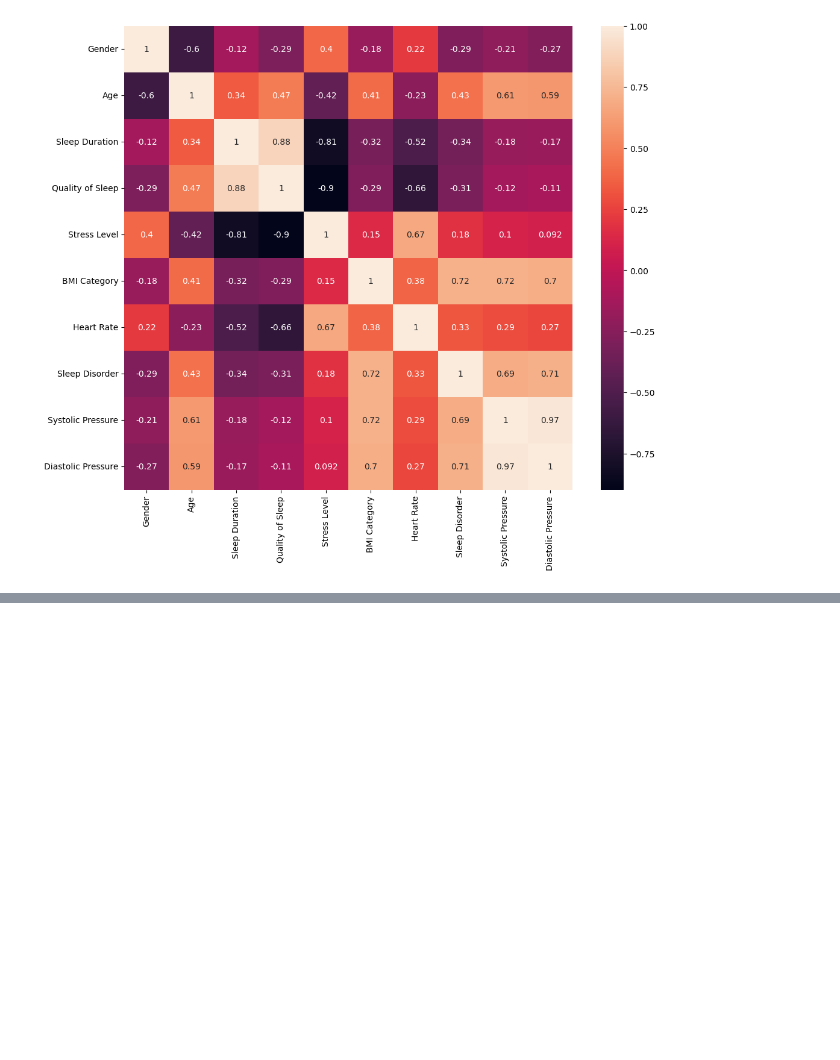
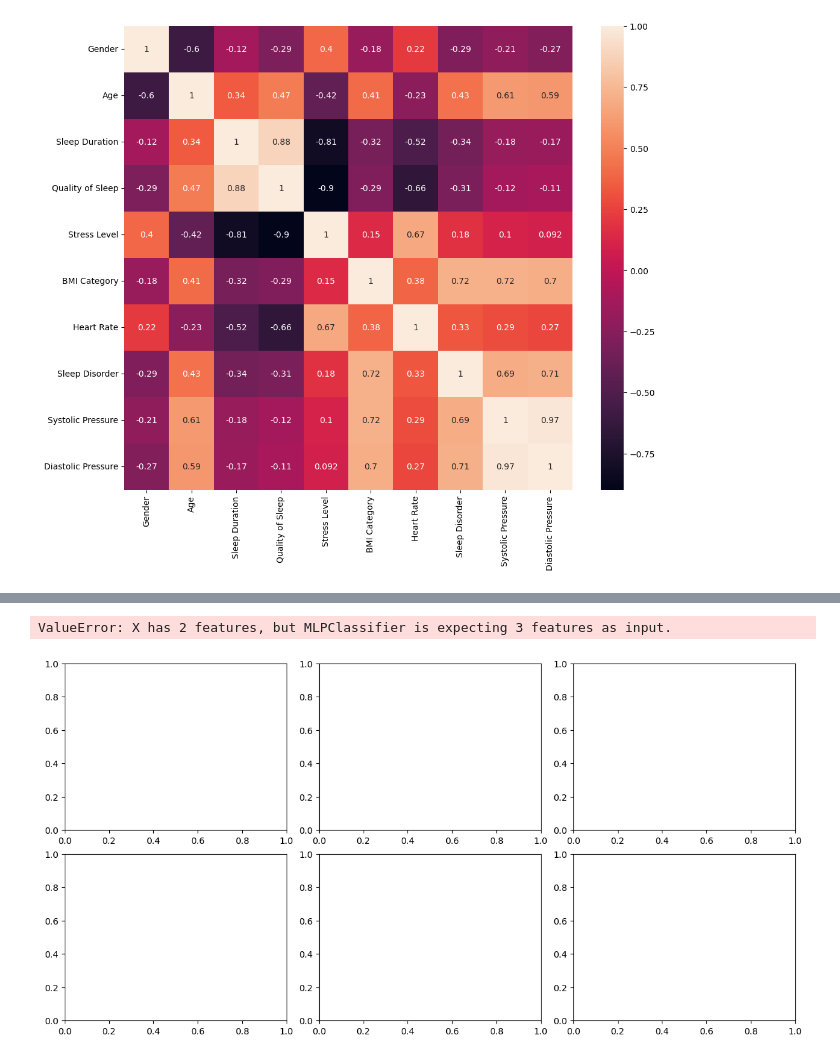
Before and after one commit to Juamops/Reto_F1009, a Jupyter notebook: analysis/analisis1.ipynb, the cells around one changed output, grey strips where cells are left out. Saved outputs shown, nothing was run; the diff lists cells and outputs as text; code cells hidden in the pictures; blank space fills up the shorter version.

```diff
--- a/analysis/analisis1.ipynb
+++ b/analysis/analisis1.ipynb
@@ -22,0 +122,10 @@ KeyError: "None of [Index([''], dtype='object')] are in the [columns]"
+# %%
+#===============================================================================
+# ALGORITMO: Gaussian process classification (GPC) based on Laplace approximation.
+gauss= GaussianProcessClassifier()
+gauss.fit(X_train,y_train.ravel())
+y_predictor=gauss.predict(X_test)
+print('Comparación de la predicción con la especie observada')
+print('Predicción        = ', y_predictor)
+print('Especie observada = ', y_test.ravel())
+print('Puntuación (score) de la clasificación ', gauss.score(X_test, y_test))
@@ -22,0 +141,10 @@ KeyError: "None of [Index([''], dtype='object')] are in the [columns]"
+# %%
+#===============================================================================
+# ALGORITMO: Gaussian Naive Bayer
+gaussNB=GaussianNB()
+gaussNB.fit(X_train,y_train.ravel())
+y_predictor=gaussNB.predict(X_test)
+print('Comparación de la predicción con la especie observada')
+print('Predicción        = ', y_predictor)
+print('Especie observada = ', y_test.ravel())
+print('Puntuación (score) de la clasificación ', gaussNB.score(X_test, y_test))
@@ -22,0 +174,51 @@ KeyError: "None of [Index([''], dtype='object')] are in the [columns]"
+# %%
+# FIGURA
+# PARA QUE SE VEA BIEN HAY QUE DESNORMALIZAR
+fig, axes = plt.subplots(2,3,figsize=(12, 6),layout="constrained")
+X = X[:,0:3]
+SL_min,SL_max = X[:,0].min() - .5, X[:,0].max() + .5
+SW_min,SW_max = X[:,1].min() - .5, X[:,1].max() + .5
+h = 0.2
+SL, SW = np.meshgrid(np.arange(SL_min, SL_max, h), np.arange(SW_min,SW_max,h))
+S = np.c_[SL.ravel(),SW.ravel()]
+colors = ListedColormap(['m','b','g'])
+# NEURALNET
+ES = neuralnet.predict(S) # hacemos la predicción de especies a partir las medidas de la malla (conjunto test) de datos
+ES = ES.reshape(SL.shape)
+axes[0,0].contourf(SL,SW,ES,alpha=0.5,cmap = colors)
+axes[0,0].scatter(X[:,0],X[:,1],c=y,cmap=colors)
+axes[0,0].set_title('MLPC')
+# TREE
+ES = tree.predict(S) # hacemos la predicción de especies a partir las medidas de la malla (conjunto test) de datos
+ES = ES.reshape(SL.shape)
+axes[0,1].contourf(SL,SW,ES,alpha=0.5,cmap = colors)
+axes[0,1].scatter(X[:,0],X[:,1],c=y,cmap=colors)
+axes[0,1].set_title('Decision Tree')
+# SVM
+ES = svm.predict(S) # hacemos la predicción de especies a partir las medidas de la malla (conjunto test) de datos
+ES = ES.reshape(SL.shape)
+axes[0,2].contourf(SL,SW,ES,alpha=0.5,cmap = colors)
+axes[0,2].scatter(X[:,0],X[:,1],c=y,cmap=colors)
+axes[0,2].set_title('Support Vector')
+# KNN
+ES = knn.predict(S) # hacemos la predicción de especies a partir las medidas de la malla (conjunto test) de datos
+ES = ES.reshape(SL.shape)
+axes[1,0].contourf(SL,SW,ES,alpha=0.5,cmap = colors)
+axes[1,0].scatter(X[:,0],X[:,1],c=y,cmap=colors)
+axes[1,0].set_title('nearest-neighbour')
+# Gauss
+ES = gauss.predict(S) # hacemos la predicción de especies a partir las medidas de la malla (conjunto test) de datos
+ES = ES.reshape(SL.shape)
+axes[1,1].contourf(SL,SW,ES,alpha=0.5,cmap = colors)
+axes[1,1].scatter(X[:,0],X[:,1],c=y,cmap=colors)
+axes[1,1].set_title('Gauss process')
+# GaussNB
+ES = gaussNB.predict(S) # hacemos la predicción de especies a partir las medidas de la malla (conjunto test) de datos
+ES = ES.reshape(SL.shape)
+axes[1,2].contourf(SL,SW,ES,alpha=0.5,cmap = colors)
+axes[1,2].scatter(X[:,0],X[:,1],c=y,cmap=colors)
+axes[1,2].set_title('Gauss Naive-Bayes')
+plt.show()
+# %% [output]
+ValueError: X has 2 features, but MLPClassifier is expecting 3 features as input.
+[figure, added]
```
Also changed, not shown: parts of 11 cells of this notebook.
